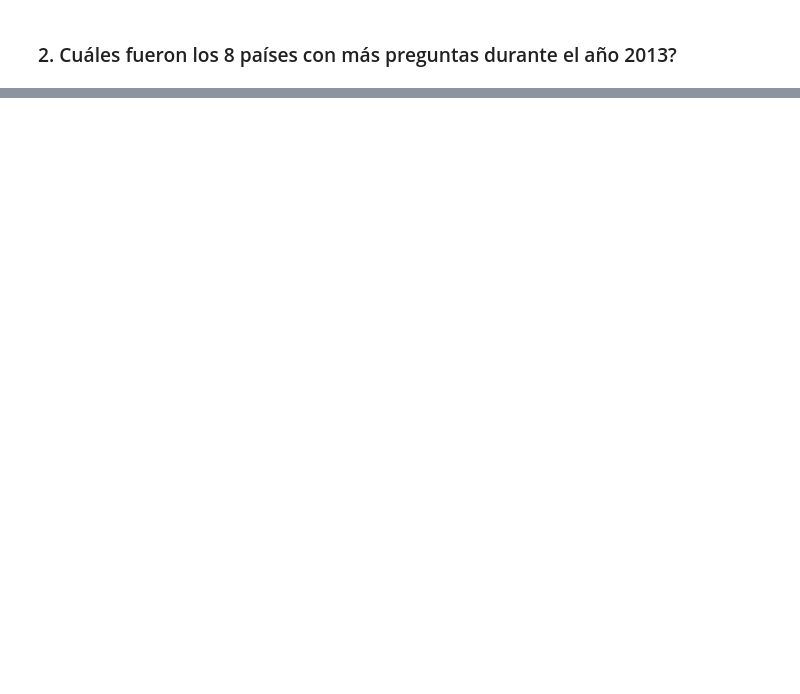
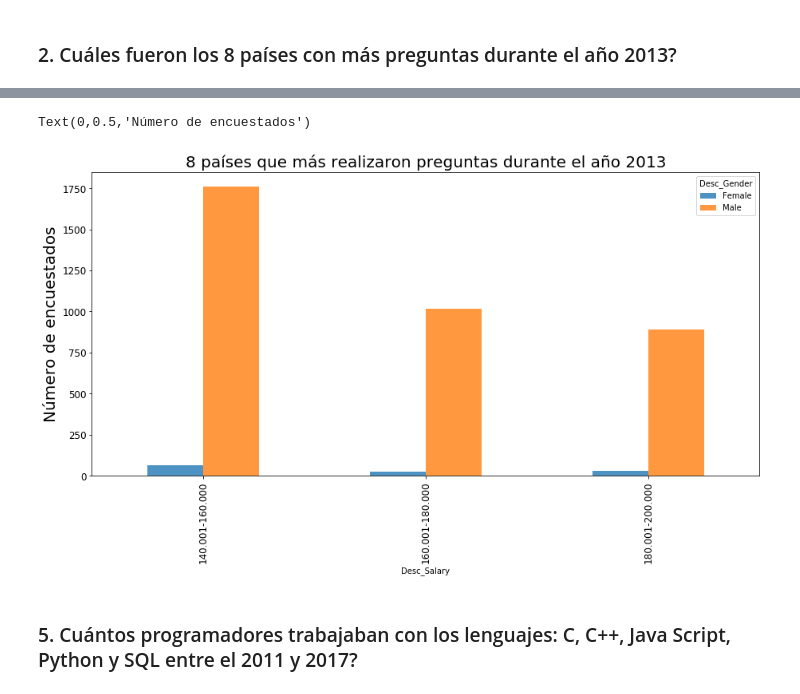
Before and after one commit to efvillar/Trabajo_Final_Bases_Datos, a Jupyter notebook: Trabajo Final Pregunta 2.ipynb, the cells around one changed output, grey strips where cells are left out. Drawn from its saved outputs; the diff is of its cells as text; code cells hidden in the pictures; blank space fills up the shorter version.

```diff
--- a/Trabajo Final Pregunta 2.ipynb
+++ b/Trabajo Final Pregunta 2.ipynb
@@ -353,0 +105,3 @@ AttributeError: 'Series' object has no attribute 'pivot_table'
+# %%
+Salario =pd.crosstab(data.Desc_Salary, data.Desc_Gender).drop(["Null"], axis=1).loc[['140.001-160.000','160.001-180.000','180.001-200.000']] # .reset_index() #.loc[[3,4,5]].drop(["Null"], axis=1)
+Salario
@@ -353,0 +114,9 @@ AttributeError: 'Series' object has no attribute 'pivot_table'
+# %%
+Salario.plot(kind='bar', alpha = 0.8,figsize=(15,7),fontsize=12)
+plt.title('8 países que más realizaron preguntas durante el año 2013',fontsize=20)
+plt.ylabel("Número de encuestados", fontsize=20)
+# %% [output]
+Text(0,0.5,'Número de encuestados')
+[figure, added]
+# %% [markdown]
+### 5. Cuántos programadores trabajaban con los lenguajes: C, C++, Java Script, Python y SQL entre el 2011 y 2017?
```
Also changed, not shown: parts of 65 cells of this notebook, 5 other files.
